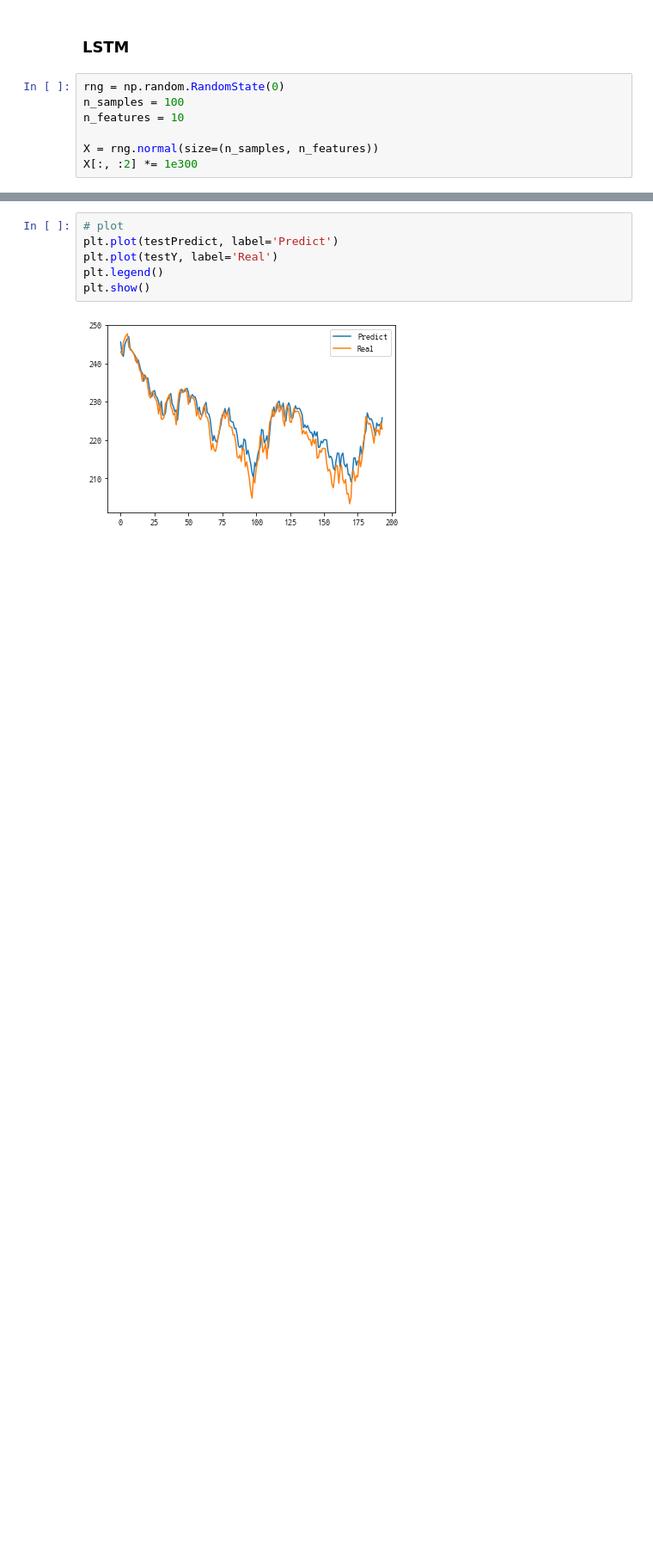
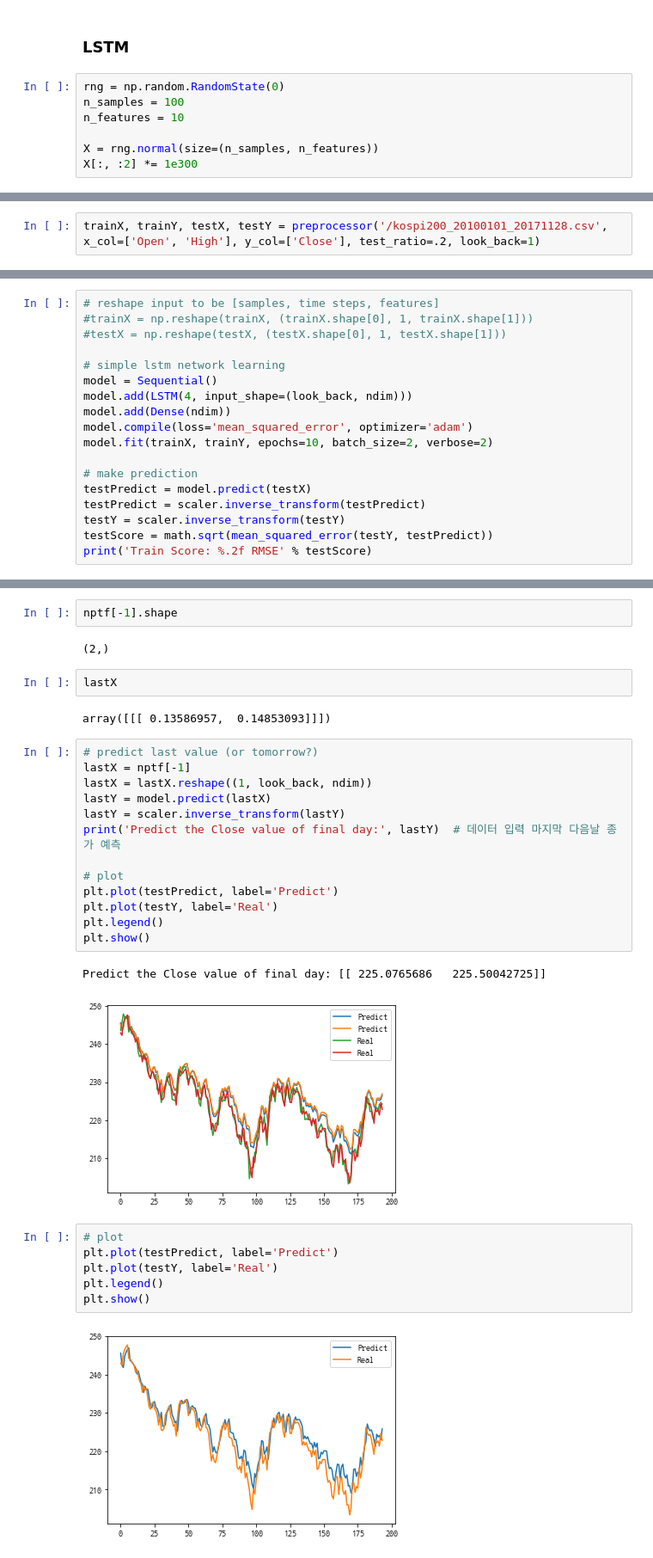
Before and after one commit to pydemia/NLP, a Jupyter notebook: lstm.ipynb, the cells around one changed output, grey strips where cells are left out. Shown: that part at 86% size. Cells and saved outputs as stored; diff of their text form; blank space fills up the shorter version.

```diff
--- a/lstm.ipynb
+++ b/lstm.ipynb
@@ -188,0 +160,2 @@ Predict the Close value of final day: 224
+# %%
+trainX, trainY, testX, testY = preprocessor('/kospi200_20100101_20171128.csv', x_col=['Open', 'High'], y_col=['Close'], test_ratio=.2, look_back=1)
@@ -188,0 +173,18 @@ Predict the Close value of final day: 224
+# %%
+# reshape input to be [samples, time steps, features]
+#trainX = np.reshape(trainX, (trainX.shape[0], 1, trainX.shape[1]))
+#testX = np.reshape(testX, (testX.shape[0], 1, testX.shape[1]))
+
+# simple lstm network learning
+model = Sequential()
+model.add(LSTM(4, input_shape=(look_back, ndim)))
+model.add(Dense(ndim))
+model.compile(loss='mean_squared_error', optimizer='adam')
+model.fit(trainX, trainY, epochs=10, batch_size=2, verbose=2)
+
+# make prediction
+testPredict = model.predict(testX)
+testPredict = scaler.inverse_transform(testPredict)
+testY = scaler.inverse_transform(testY)
+testScore = math.sqrt(mean_squared_error(testY, testPredict))
+print('Train Score: %.2f RMSE' % testScore)
@@ -189,3 +197,27 @@ Predict the Close value of final day: 224
+# %%
+nptf[-1].shape
+# %% [output]
+(2,)
+# %%
+lastX
+# %% [output]
+array([[[ 0.13586957,  0.14853093]]])
+# %%
+# predict last value (or tomorrow?)
+lastX = nptf[-1]
+lastX = lastX.reshape((1, look_back, ndim))
+lastY = model.predict(lastX)
+lastY = scaler.inverse_transform(lastY)
+print('Predict the Close value of final day:', lastY)  # 데이터 입력 마지막 다음날 종가 예측
+
+# plot
+plt.plot(testPredict, label='Predict')
+plt.plot(testY, label='Real')
+plt.legend()
+plt.show()
+# %% [output]
+Predict the Close value of final day: [[ 225.0765686   225.50042725]]
+[figure, added]
 # %%
 # plot
 plt.plot(testPredict, label='Predict')
```
Also changed, not shown: parts of 8 cells of this notebook.
